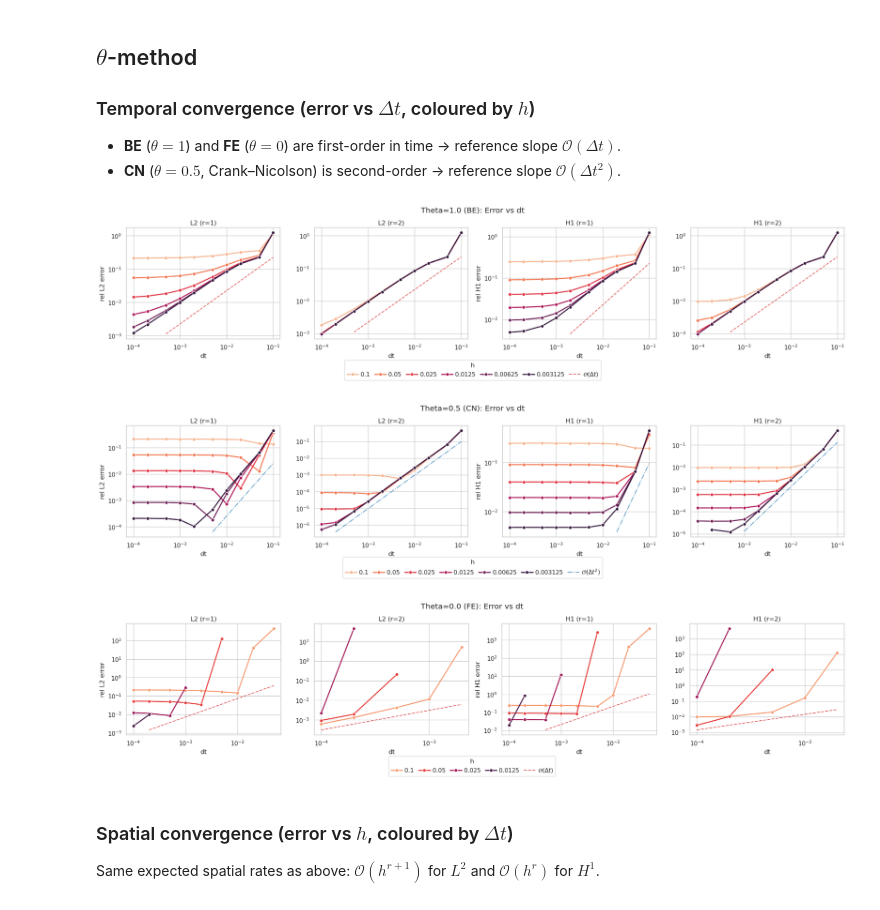
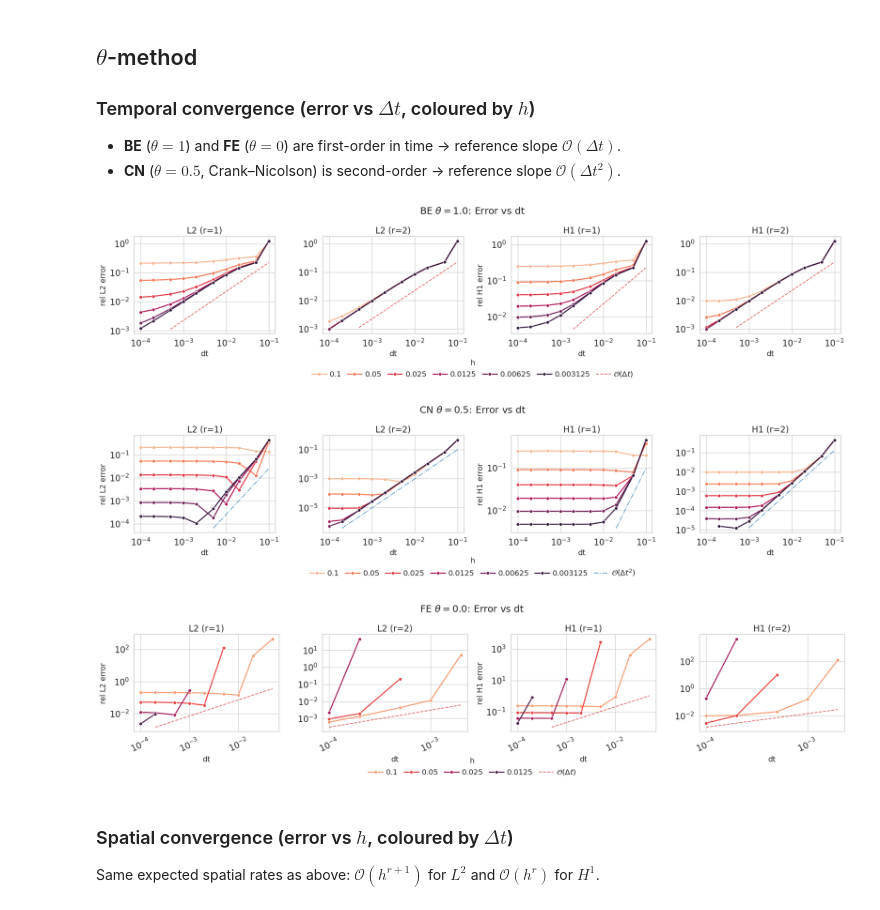
Before and after one commit to AlessandroGhiotto/nmpde-wave-equation, a Jupyter notebook: analysis/convergence-analysis.ipynb, the cells around one changed output. Cells and saved outputs as stored; diff of their text form; code cells hidden in the pictures.

```diff
--- a/analysis/convergence-analysis.ipynb
+++ b/analysis/convergence-analysis.ipynb
@@ -138,7 +211,7 @@ def _add_ref_slope(ax, sub, x_col, y_col, order, var_name='x', offset=0.5,
         ax.annotate(
             label_text,
             xy=(x_vals[0], y_ref[0]),
-            fontsize=14, color=color, fontweight='bold',
+            fontsize=FONT_SIZE_ANNOTATION, color=color, fontweight='bold',
             va='top', ha='left',
             xytext=(14, 10), textcoords='offset points',
         )
@@ -230,16 +303,18 @@ def plot_lines_by_r(df, scheme_name, r_per_row=2, ref_dt_order=None):
             fig.legend(
                 h2, l2, title='h',
                 loc='lower center', bbox_to_anchor=(0.5, -0.02),
-                ncol=len(l2), frameon=True,
+                ncol=len(l2), frameon=False,
                 borderaxespad=0.1, columnspacing=0.8, handletextpad=0.4
             )
 
         fig.suptitle(f'{scheme_name}: Error vs dt', y=0.9)
         fig.tight_layout(rect=[0, 0.06, 1, 0.94])
+        r_str = "_".join(str(int(r)) for r in r_group)
+        _save_fig(fig, f"conv_{_slugify(scheme_name)}_dt_r{r_str}")
         figs_local.append(fig)
     return figs_local
 
-def plot_lines_by_r_spatial(df, scheme_name, r_per_row=2, ref_h=True):
+def plot_lines_by_r_spatial(df, scheme_name, r_per_row=2, ref_h=True, xtick_rotation=None):
     """Like plot_lines_by_r but with h on x-axis and dt as colour."""
     df_clean, diverged = filter_diverged(df)
     figs_local = []
@@ -325,12 +400,23 @@ def plot_lines_by_r_spatial(df, scheme_name, r_per_row=2, ref_h=True):
             fig.legend(
                 h2, l2, title='dt',
                 loc='lower center', bbox_to_anchor=(0.5, -0.02),
-                ncol=len(l2), frameon=True,
+                ncol=len(l2), frameon=False,
                 borderaxespad=0.1, columnspacing=0.8, handletextpad=0.4
             )
 
         fig.suptitle(f'{scheme_name}: Error vs h', y=0.9)
         fig.tight_layout(rect=[0, 0.06, 1, 0.94])
+
+        # Rotate x-tick labels after layout so all log-scale labels exist
+        if xtick_rotation is not None:
+            fig.canvas.draw()
+            for ax in axes.ravel():
+                for lbl in ax.get_xticklabels(which='both'):
+                    lbl.set_rotation(xtick_rotation)
+                    lbl.set_ha('right')
+
+        r_str = "_".join(str(int(r)) for r in r_group)
+        _save_fig(fig, f"conv_{_slugify(scheme_name)}_h_r{r_str}")
         figs_local.append(fig)
     return figs_local
 # %%
@@ -531,15 +619,19 @@ g = plot_lines_by_r_spatial(df_newmark_000, 'Newmark beta=0.0')
 - **CN** ($\theta = 0.5$, Crank–Nicolson) is second-order → reference slope $\mathcal{O}(\Delta t^2)$.
 # %%
 # Line charts for Theta subsets
-figs_be = plot_lines_by_r(df_theta_BE, 'Theta=1.0 (BE)', ref_dt_order=1)
+figs_be = plot_lines_by_r(df_theta_BE, r'BE $\theta=1.0$', ref_dt_order=1)
 print()
-figs_cn = plot_lines_by_r(df_theta_CN, 'Theta=0.5 (CN)', ref_dt_order=2)
+figs_cn = plot_lines_by_r(df_theta_CN, r'CN $\theta=0.5$', ref_dt_order=2)
 print()
-figs_fe = plot_lines_by_r(df_theta_FE, 'Theta=0.0 (FE)', ref_dt_order=1)
+figs_fe = plot_lines_by_r(df_theta_FE, r'FE $\theta=0.0$', ref_dt_order=1)
+# FE has few dt points → rotate x-tick labels to avoid overlap
+for fig in figs_fe:
+    for ax in fig.axes:
+        ax.tick_params(axis='x', rotation=25)
 # %% [output]
-[figure, old version]
+[figure, new version]
-[figure, old version]
+[figure, new version]
-[figure, old version]
+[figure, new version]
 # %% [markdown]
 ### Spatial convergence (error vs $h$, coloured by $\Delta t$)
 
```
Also changed, not shown: parts of 8 cells of this notebook, 33 other files.
